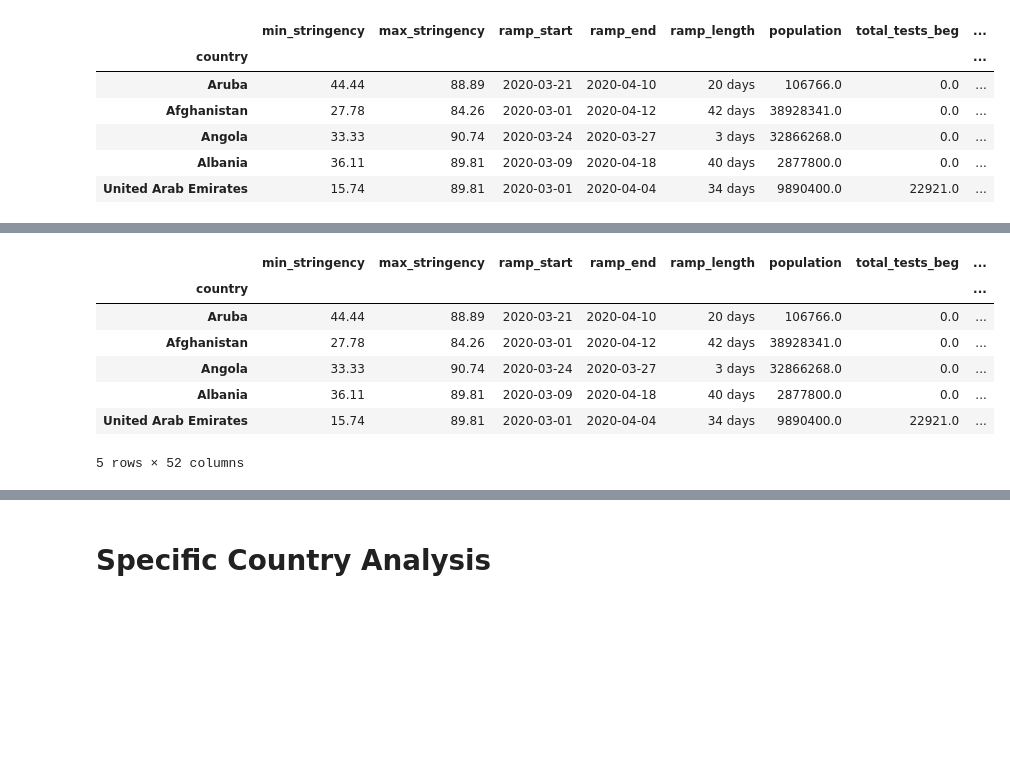
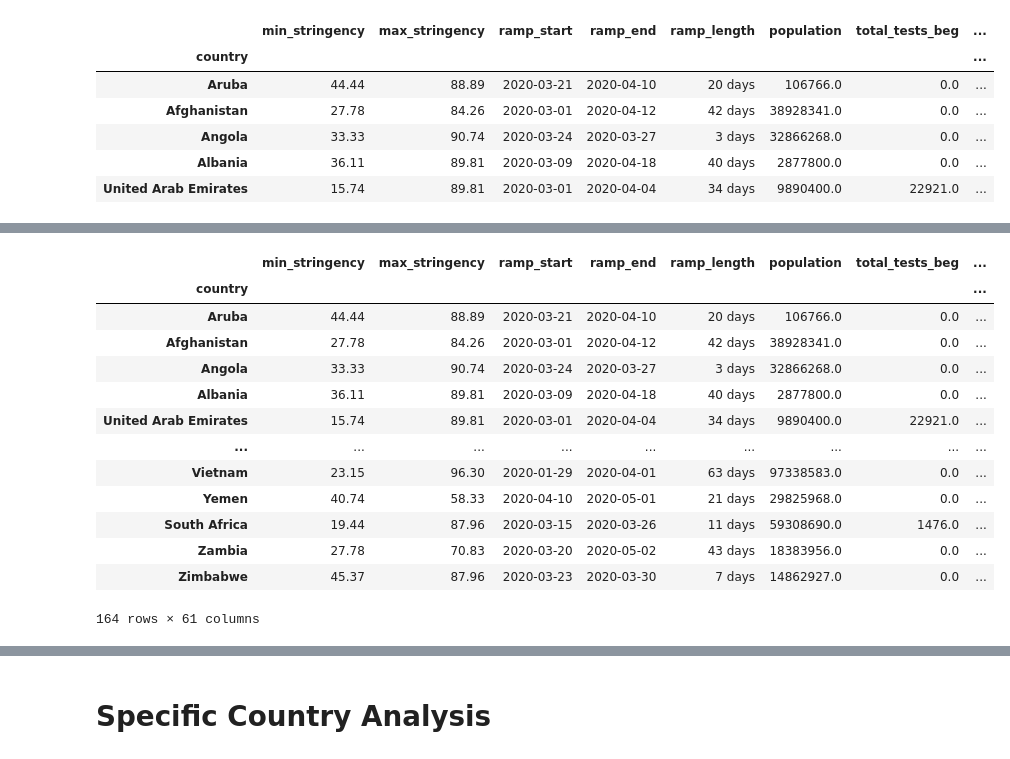
Before and after one commit to pmmfs/capstone-project, a Jupyter notebook: regulation/Analysis/rough_work_TBD_eventually/FINAL_government_regulation_impact_initial_analysis_MK_v4.ipynb, the cells around one changed output, grey strips where cells are left out. Saved outputs shown, nothing was run; the diff lists cells and outputs as text; code cells hidden in the pictures; blank space fills up the shorter version.

```diff
--- a/regulation/Analysis/rough_work_TBD_eventually/FINAL_government_regulation_impact_initial_analysis_MK_v4.ipynb
+++ b/regulation/Analysis/rough_work_TBD_eventually/FINAL_government_regulation_impact_initial_analysis_MK_v4.ipynb
@@ -312,6 +312,12 @@ thirty = []
 sixty = []
 ninety = []
 one_twenty = []
+total_tests_end = []
+percent_pop_tests_end = []
+total_cases_end = []
+percent_pop_cases_end = []
+total_deaths_end = []
+percent_pop_deaths_end = []
 total_tests_30 = []
 percent_pop_tests_30 = []
 total_cases_30 = []
@@ -477,5 +507,11 @@ ramp_up_future.head()
 # %%
 # Add new columns for % change from shifter results
+
+# end of ramp up...
+ramp_up_future["end_Days_Percentage_Change_Tests"] = ((ramp_up_future["total_tests_end"]-ramp_up_details["total_tests_beg"])/ramp_up_details["total_tests_beg"])*100
+ramp_up_future["end_Days_Percentage_Change_Cases"] = ((ramp_up_future["total_cases_end"]-ramp_up_details["total_cases_beg"])/ramp_up_details["total_cases_beg"])*100
+ramp_up_future["end_Days_Percentage_Change_Deaths"] = ((ramp_up_future["total_deaths_end"]-ramp_up_details["total_deaths_beg"])/ramp_up_details["total_deaths_beg"])*100
+
 # 30 Days out...
 ramp_up_future["30_Days_Percentage_Change_Tests"] = ((ramp_up_future["total_tests_30"]-ramp_up_details["total_tests_beg"])/ramp_up_details["total_tests_beg"])*100
 ramp_up_future["30_Days_Percentage_Change_Cases"] = ((ramp_up_future["total_cases_30"]-ramp_up_details["total_cases_beg"])/ramp_up_details["total_cases_beg"])*100
@@ -524,7 +560,13 @@ Index(['thirty_days', 'total_tests_30', 'percent_pop_tests_30',
       dtype='object')
 # %%
 # Add new columns to ramp_up_details
-new_columns = ramp_up_future[['thirty_days',
+new_columns = ramp_up_future[['total_tests_end',
+                              'percent_pop_tests_end',
+                              'total_cases_end',
+                              'percent_pop_cases_end',
+                              'total_deaths_end',
+                              'percent_pop_deaths_end',
+                              'thirty_days',
                               'total_tests_30',
                               'percent_pop_tests_30',
                               'total_cases_30',
@@ -552,6 +594,9 @@ new_columns = ramp_up_future[['thirty_days',
                               'percent_pop_cases_120',
                               'total_deaths_120',
                               'percent_pop_deaths_120',
+                              'end_Days_Percentage_Change_Tests',
+                              'end_Days_Percentage_Change_Cases',
+                              'end_Days_Percentage_Change_Deaths',
                               '30_Days_Percentage_Change_Tests',
                               '30_Days_Percentage_Change_Cases',
                               '30_Days_Percentage_Change_Deaths',
@@ -581,6 +626,15 @@ ramp_up_details = ramp_up_details[['min_stringency',
                                    'percent_pop_cases_beg',
                                    'total_deaths_beg',
                                    'percent_pop_deaths_beg',
+                                   'total_tests_end',
+                                   'percent_pop_tests_end',
+                                   'end_Days_Percentage_Change_Tests',
+                                   'total_cases_end',
+                                   'percent_pop_cases_end',
+                                   'end_Days_Percentage_Change_Cases',
+                                   'total_deaths_end',
+                                   'percent_pop_deaths_end',
+                                   'end_Days_Percentage_Change_Deaths',
                                    'thirty_days',
                                    'total_tests_30',
                                    'percent_pop_tests_30',
@@ -623,13 +677,19 @@ ramp_up_details = ramp_up_details[['min_stringency',
                                    '120_Days_Percentage_Change_Deaths'
                                   ]]
 # %%
-ramp_up_details.head()
+ramp_up_details
 # %% [output]
 |  | min_stringency | max_stringency | ramp_start | ramp_end | ramp_length | population | total_tests_beg | ... |
 | country |  |  |  |  |  |  |  | ... |
 | Aruba | 44.44 | 88.89 | 2020-03-21 | 2020-04-10 | 20 days | 106766.0 | 0.0 | ... |
 | Afghanistan | 27.78 | 84.26 | 2020-03-01 | 2020-04-12 | 42 days | 38928341.0 | 0.0 | ... |
 | Angola | 33.33 | 90.74 | 2020-03-24 | 2020-03-27 | 3 days | 32866268.0 | 0.0 | ... |
 | Albania | 36.11 | 89.81 | 2020-03-09 | 2020-04-18 | 40 days | 2877800.0 | 0.0 | ... |
 | United Arab Emirates | 15.74 | 89.81 | 2020-03-01 | 2020-04-04 | 34 days | 9890400.0 | 22921.0 | ... |
+| ... | ... | ... | ... | ... | ... | ... | ... | ... |
+| Vietnam | 23.15 | 96.30 | 2020-01-29 | 2020-04-01 | 63 days | 97338583.0 | 0.0 | ... |
+| Yemen | 40.74 | 58.33 | 2020-04-10 | 2020-05-01 | 21 days | 29825968.0 | 0.0 | ... |
+| South Africa | 19.44 | 87.96 | 2020-03-15 | 2020-03-26 | 11 days | 59308690.0 | 1476.0 | ... |
+| Zambia | 27.78 | 70.83 | 2020-03-20 | 2020-05-02 | 43 days | 18383956.0 | 0.0 | ... |
+| Zimbabwe | 45.37 | 87.96 | 2020-03-23 | 2020-03-30 | 7 days | 14862927.0 | 0.0 | ... |
-5 rows × 52 columns
+164 rows × 61 columns
```
Also changed, not shown: parts of 32 cells of this notebook.
